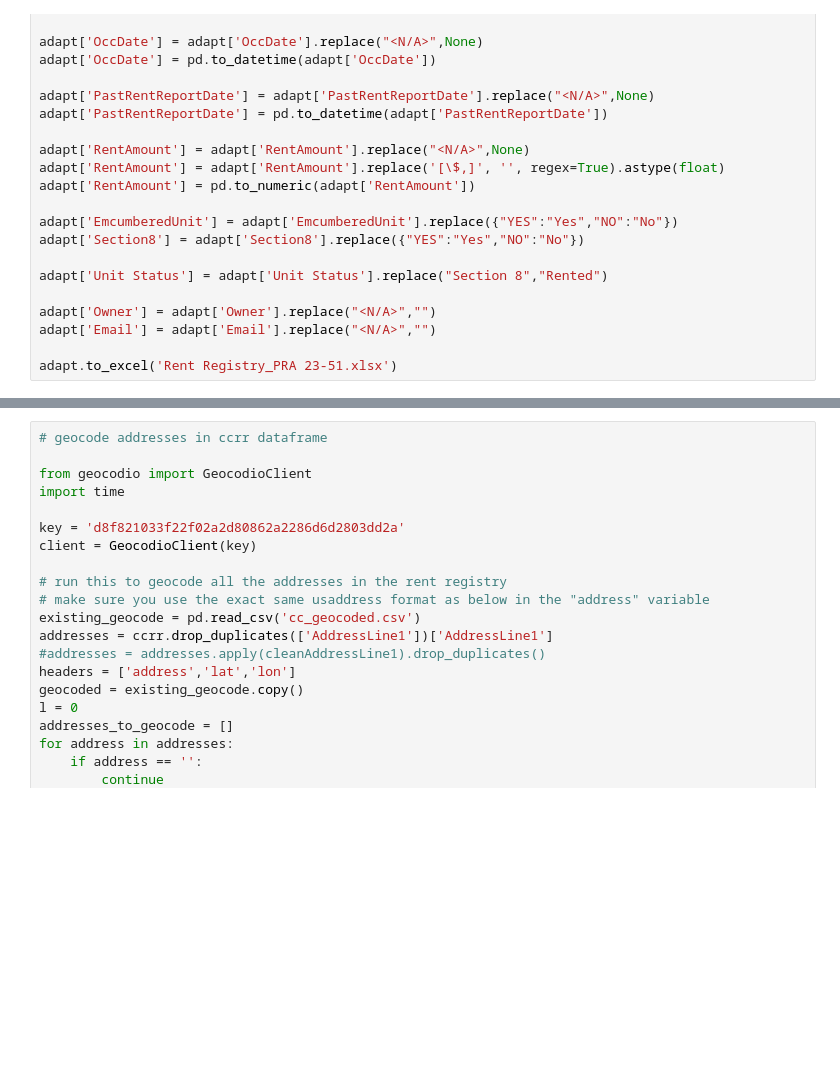
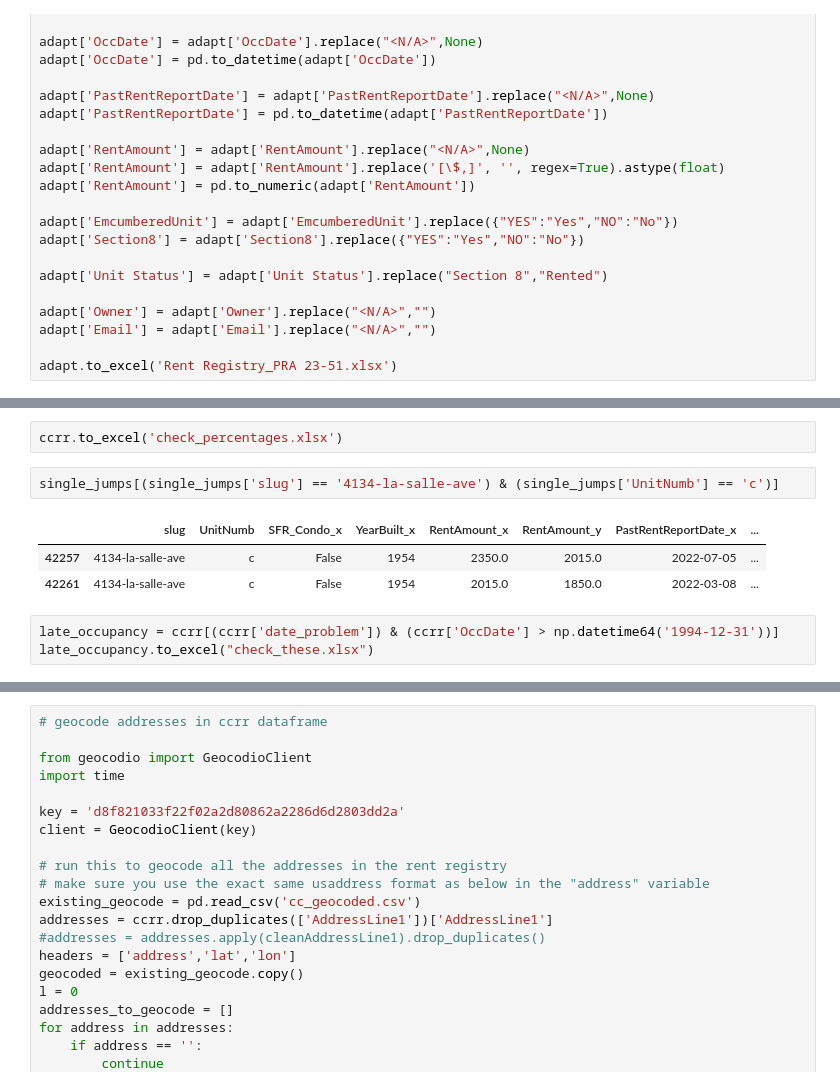
Before and after one commit to hughfitzgerald/cc-rentals, a Jupyter notebook: rental-registry.ipynb, the cells around one changed output, grey strips where cells are left out. Saved outputs shown, nothing was run; the diff lists cells and outputs as text; blank space fills up the shorter version.

Commit message:
lots of work on rent control stuff!!!

```diff
--- a/rental-registry.ipynb
+++ b/rental-registry.ipynb
@@ -109,0 +415,11 @@ not_unique[220]
+# %%
+ccrr.to_excel('check_percentages.xlsx')
+# %%
+single_jumps[(single_jumps['slug'] == '4134-la-salle-ave') & (single_jumps['UnitNumb'] == 'c')]
+# %% [output]
+|  | slug | UnitNumb | SFR_Condo_x | YearBuilt_x | RentAmount_x | RentAmount_y | PastRentReportDate_x | ... |
+| 42257 | 4134-la-salle-ave | c | False | 1954 | 2350.0 | 2015.0 | 2022-07-05 | ... |
+| 42261 | 4134-la-salle-ave | c | False | 1954 | 2015.0 | 1850.0 | 2022-03-08 | ... |
+# %%
+late_occupancy = ccrr[(ccrr['date_problem']) & (ccrr['OccDate'] > np.datetime64('1994-12-31'))]
+late_occupancy.to_excel("check_these.xlsx")
```
Also changed, not shown: parts of 14 cells of this notebook, 57 other files.
